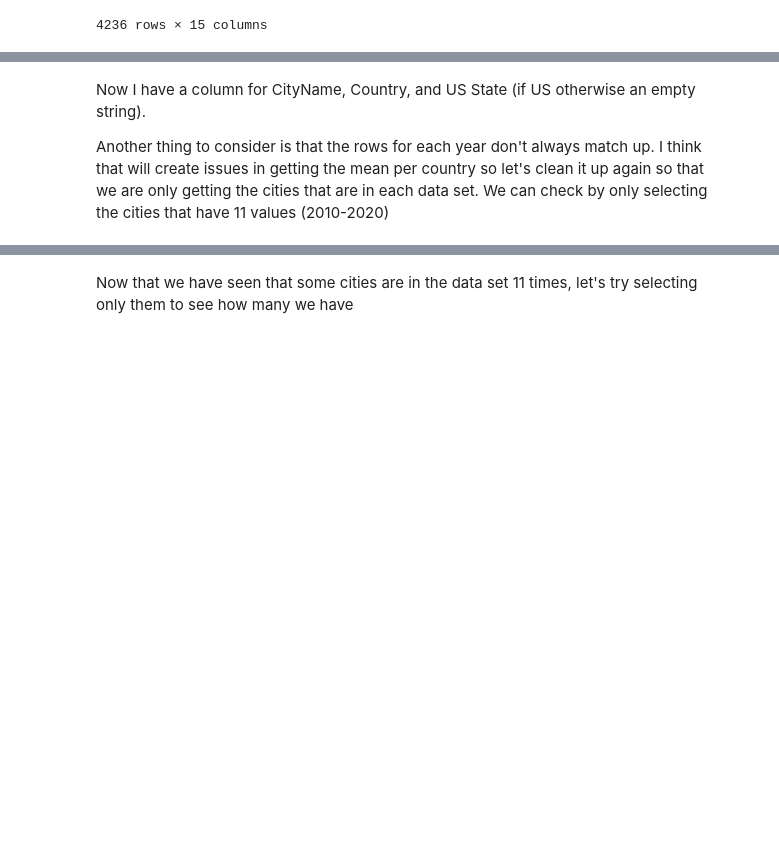
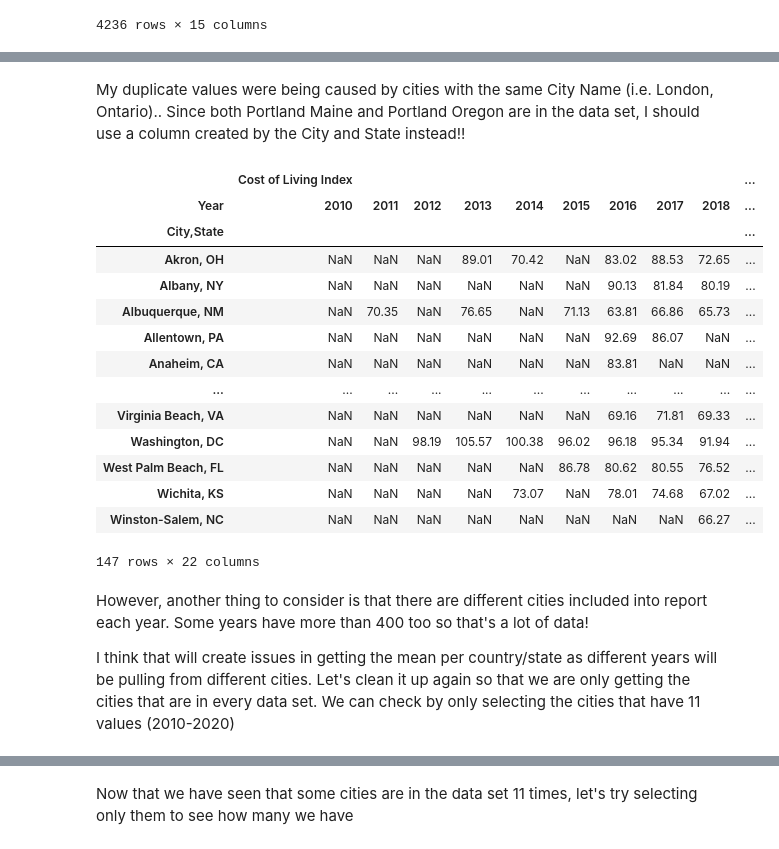
Before and after one commit to mfpole/Cost-of-Living-Index-Analysis-over-2010-2019, a Jupyter notebook: Cost_of_Living_Index_Analysis_over_2010_2019.ipynb, the cells around one changed output, grey strips where cells are left out. Saved outputs shown, nothing was run; the diff lists cells and outputs as text; code cells hidden in the pictures; blank space fills up the shorter version.

```diff
--- a/Cost_of_Living_Index_Analysis_over_2010_2019.ipynb
+++ b/Cost_of_Living_Index_Analysis_over_2010_2019.ipynb
@@ -176,4 +421,28 @@ cleanData2
+# %% [markdown]
+My duplicate values were being caused by cities with the same City Name (i.e. London, Ontario).. Since both Portland Maine and Portland Oregon are in the data set, I should use a column created by the City and State instead!!
+# %%
+cleanData3US = cleanData3.loc[cleanData3['Country']=='United States'].copy()
+cleanData3US['City,State'] = cleanData3US['CityName'] + ', ' + cleanData3US['US State']
+statesByYear = cleanData3US.pivot(index='City,State', columns = 'Year', values = ['Cost of Living Index','Rent Index'])
+statesByYear
+# %% [output]
+|  | Cost of Living Index |  |  |  |  |  |  |  |  | ... |
+| Year | 2010 | 2011 | 2012 | 2013 | 2014 | 2015 | 2016 | 2017 | 2018 | ... |
+| City,State |  |  |  |  |  |  |  |  |  | ... |
+| Akron, OH | NaN | NaN | NaN | 89.01 | 70.42 | NaN | 83.02 | 88.53 | 72.65 | ... |
+| Albany, NY | NaN | NaN | NaN | NaN | NaN | NaN | 90.13 | 81.84 | 80.19 | ... |
+| Albuquerque, NM | NaN | 70.35 | NaN | 76.65 | NaN | 71.13 | 63.81 | 66.86 | 65.73 | ... |
+| Allentown, PA | NaN | NaN | NaN | NaN | NaN | NaN | 92.69 | 86.07 | NaN | ... |
+| Anaheim, CA | NaN | NaN | NaN | NaN | NaN | NaN | 83.81 | NaN | NaN | ... |
+| ... | ... | ... | ... | ... | ... | ... | ... | ... | ... | ... |
+| Virginia Beach, VA | NaN | NaN | NaN | NaN | NaN | NaN | 69.16 | 71.81 | 69.33 | ... |
+| Washington, DC | NaN | NaN | 98.19 | 105.57 | 100.38 | 96.02 | 96.18 | 95.34 | 91.94 | ... |
+| West Palm Beach, FL | NaN | NaN | NaN | NaN | NaN | 86.78 | 80.62 | 80.55 | 76.52 | ... |
+| Wichita, KS | NaN | NaN | NaN | NaN | 73.07 | NaN | 78.01 | 74.68 | 67.02 | ... |
+| Winston-Salem, NC | NaN | NaN | NaN | NaN | NaN | NaN | NaN | NaN | 66.27 | ... |
+147 rows × 22 columns
 # %% [markdown]
-Now I have a column for CityName, Country, and US State (if US otherwise an empty string).
 
-Another thing to consider is that the rows for each year don't always match up. I think that will create issues in getting the mean per country so let's clean it up again so that we are only getting the cities that are in each data set. We can check by only selecting the cities that have 11 values (2010-2020)
+However, another thing to consider is that there are different cities included into report each year. Some years have more than 400 too so that's a lot of data!
+
+I think that will create issues in getting the mean per country/state as different years will be pulling from different cities. Let's clean it up again so that we are only getting the cities that are in every data set. We can check by only selecting the cities that have 11 values (2010-2020)
```
Also changed, not shown: parts of 56 cells of this notebook.
